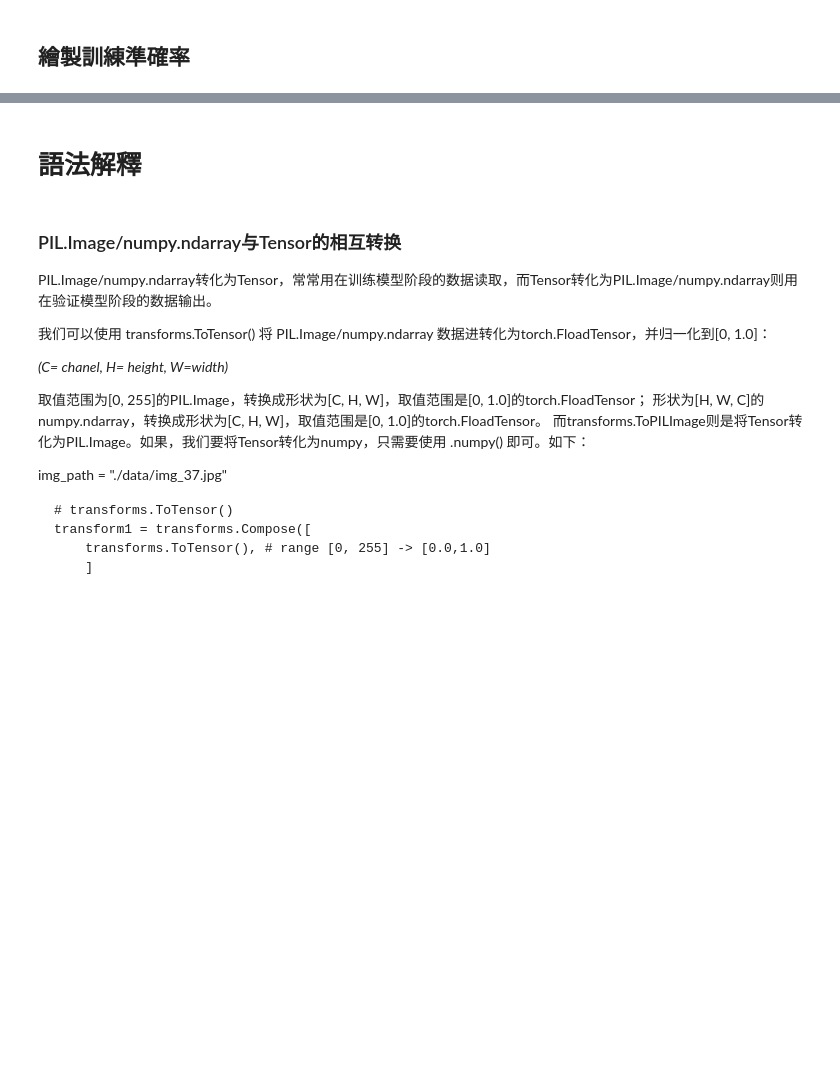
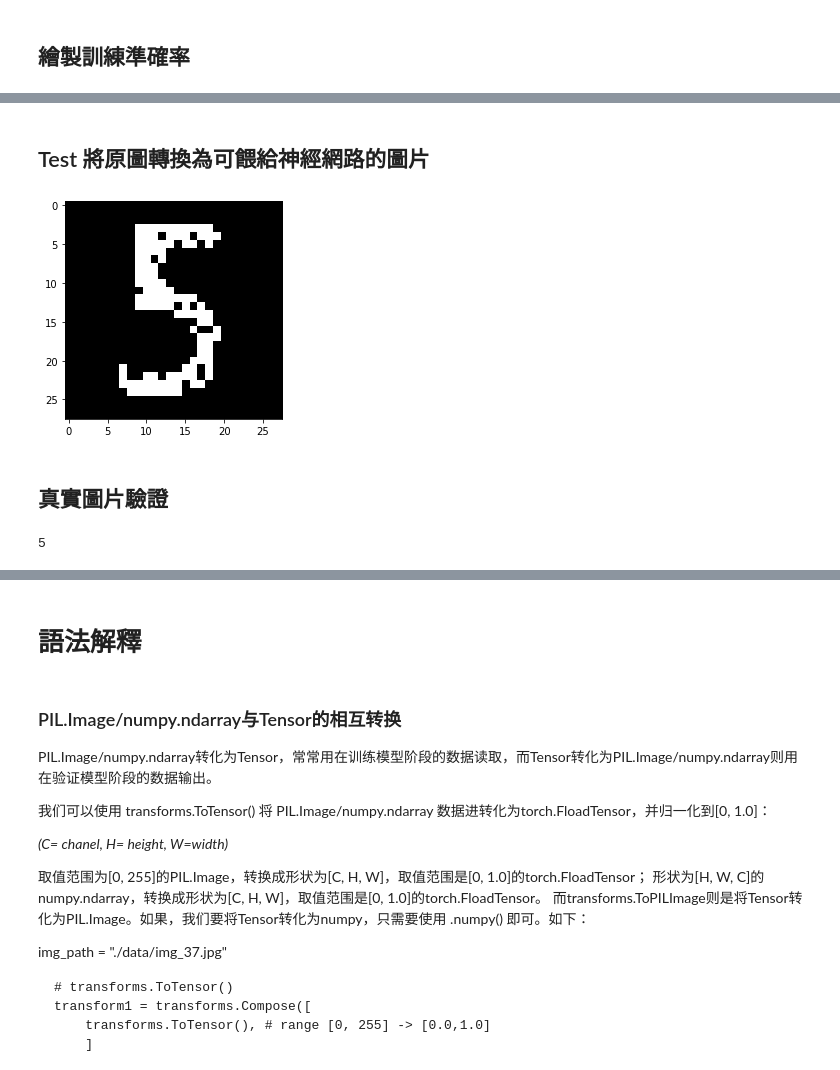
Before and after one commit to BoshiLee/pytorch_learning, a Jupyter notebook: mnist.ipynb, the cells around one changed output, grey strips where cells are left out. Saved outputs shown, nothing was run; the diff lists cells and outputs as text; code cells hidden in the pictures; blank space fills up the shorter version.

```diff
--- a/mnist.ipynb
+++ b/mnist.ipynb
@@ -262,0 +255,26 @@ plt.show()
+# %% [markdown]
+## Test 將原圖轉換為可餵給神經網路的圖片
+# %%
+def transformImgToTensor(raw_image):
+  raw_image = ImageOps.invert(raw_image) # 將輸入影象轉換為反色影象。
+  raw_image = raw_image.convert('1')
+  raw_image = transform(raw_image)
+  plt.imshow(img_conver(raw_image))
+  return raw_image
+
+img = transformImgToTensor(img)
+# %% [output]
+[figure, added]
+# %% [markdown]
+## 真實圖片驗證
+# %%
+def prediction(img_tensor):
+  img_tensor = img_tensor.view(img_tensor.shape[0], -1) #784*1
+  output = model(img_tensor)
+  _, pred = torch.max(output, 1)
+
+  return pred.item()
+
+print(prediction(img))
+# %% [output]
+5
```
Also changed, not shown: parts of 11 cells of this notebook.
